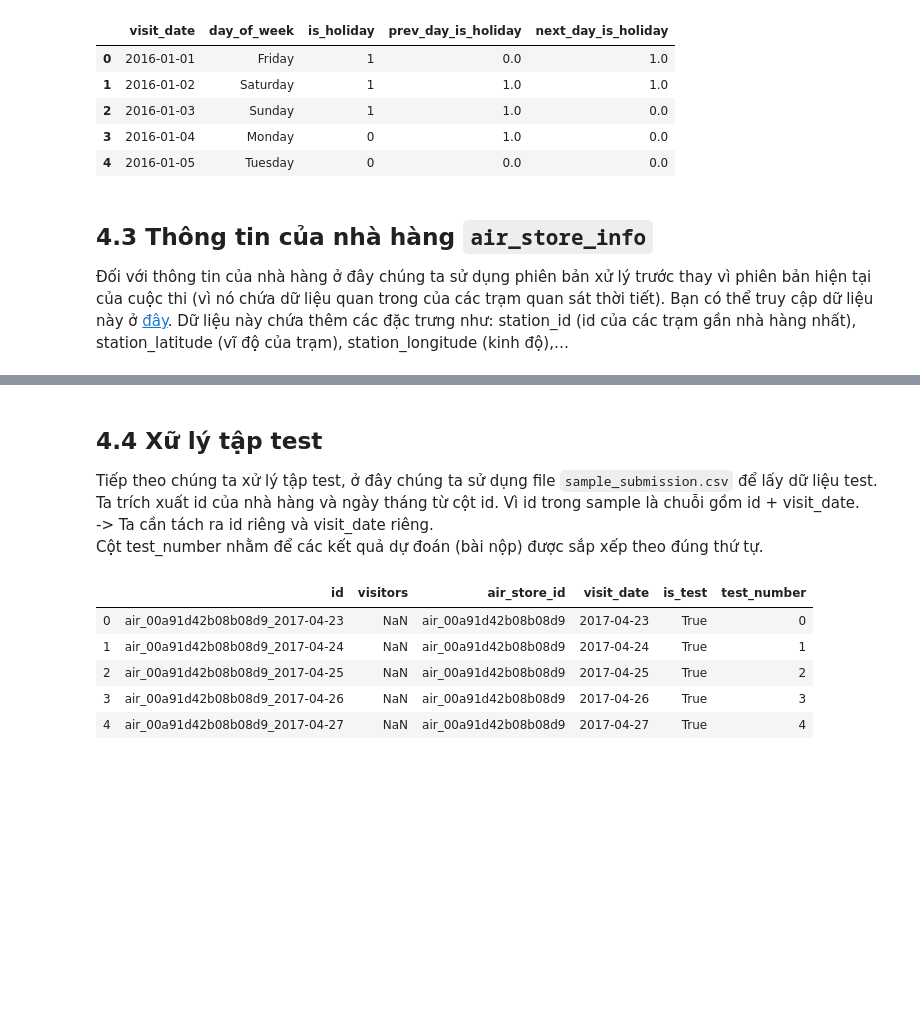
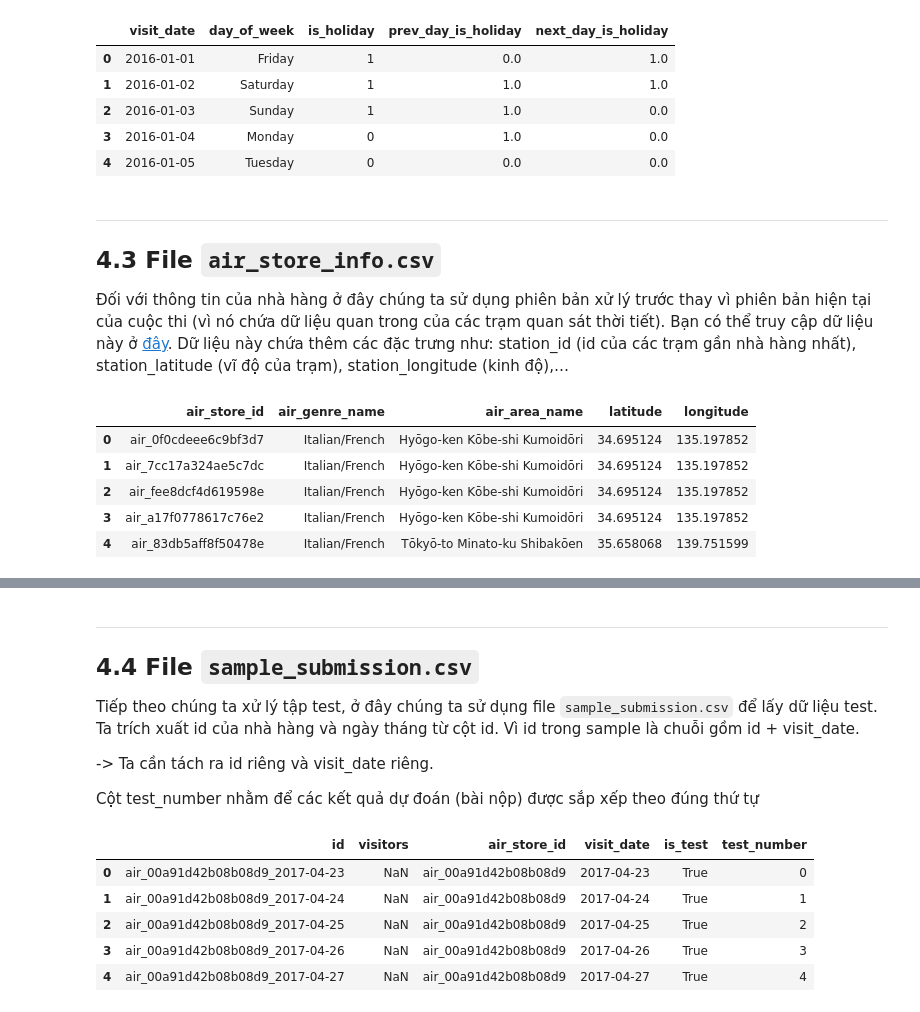
Before and after one commit to pdthuc/Project-Applied_Data_Science, a Jupyter notebook: Group12_Notebook.ipynb, the cells around one changed output, grey strips where cells are left out. Saved outputs shown, nothing was run; the diff lists cells and outputs as text; code cells hidden in the pictures; blank space fills up the shorter version.

```diff
--- a/Group12_Notebook.ipynb
+++ b/Group12_Notebook.ipynb
@@ -117,9 +120,21 @@ date_info.head()
 | 3 | 2016-01-04 | Monday | 0 | 1.0 | 0.0 |
 | 4 | 2016-01-05 | Tuesday | 0 | 0.0 | 0.0 |
 # %% [markdown]
-## 4.3 Thông tin của nhà hàng `air_store_info`
+---
+## 4.3 File `air_store_info.csv`
 Đối với thông tin của nhà hàng ở đây chúng ta sử dụng phiên bản xử lý trước thay vì phiên bản hiện tại của cuộc thi (vì nó chứa dữ liệu quan trong của các trạm quan sát thời tiết). Bạn có thể truy cập dữ liệu này ở [đây](https://www.kaggle.com/huntermcgushion/rrv-weather-data).
 Dữ liệu này chứa thêm các đặc trưng như: station_id (id của các trạm gần nhà hàng nhất), station_latitude (vĩ độ của trạm), station_longitude (kinh độ),…
+# %%
+air_store_info = pd.read_csv('data/air_store_info.csv')
+
+air_store_info.head()
+# %% [output]
+|  | air_store_id | air_genre_name | air_area_name | latitude | longitude |
+| 0 | air_0f0cdeee6c9bf3d7 | Italian/French | Hyōgo-ken Kōbe-shi Kumoidōri | 34.695124 | 135.197852 |
+| 1 | air_7cc17a324ae5c7dc | Italian/French | Hyōgo-ken Kōbe-shi Kumoidōri | 34.695124 | 135.197852 |
+| 2 | air_fee8dcf4d619598e | Italian/French | Hyōgo-ken Kōbe-shi Kumoidōri | 34.695124 | 135.197852 |
+| 3 | air_a17f0778617c76e2 | Italian/French | Hyōgo-ken Kōbe-shi Kumoidōri | 34.695124 | 135.197852 |
+| 4 | air_83db5aff8f50478e | Italian/French | Tōkyō-to Minato-ku Shibakōen | 35.658068 | 139.751599 |
 # %%
 air_store_info = pd.read_csv('data/air_store_info_with_nearest_active_station.csv')
 
@@ -132,10 +147,13 @@ air_store_info.head()
 | 3 | air_a17f0778617c76e2 | Italian/French | Hyōgo-ken Kōbe-shi Kumoidōri | 34.695124 | 135.197852 | "34.6951242" | "135.1978525" | ... |
 | 4 | air_83db5aff8f50478e | Italian/French | Tōkyō-to Minato-ku Shibakōen | 35.658068 | 139.751599 | "35.6580681" | "139.7515992" | ... |
 # %% [markdown]
-## 4.4 Xữ lý tập test
-Tiếp theo chúng ta xử lý tập test, ở đây chúng ta sử dụng file `sample_submission.csv` để lấy dữ liệu test. Ta trích xuất id của nhà hàng và ngày tháng từ cột id. Vì id trong sample là chuỗi gồm id + visit_date.<br />
+---
+## 4.4 File `sample_submission.csv`
+Tiếp theo chúng ta xử lý tập test, ở đây chúng ta sử dụng file `sample_submission.csv` để lấy dữ liệu test. Ta trích xuất id của nhà hàng và ngày tháng từ cột id. Vì id trong sample là chuỗi gồm id + visit_date.
+
 -> Ta cần tách ra id riêng và visit_date riêng.
-<br /> Cột test_number nhằm để các kết quả dự đoán (bài nộp) được sắp xếp theo đúng thứ tự.
+
+Cột test_number nhằm để các kết quả dự đoán (bài nộp) được sắp xếp theo đúng thứ tự
 # %%
 submission = pd.read_csv('data/sample_submission.csv')
 submission['air_store_id'] = submission['id'].str.slice(0, 20)
```
Also changed, not shown: parts of 2 cells of this notebook.
